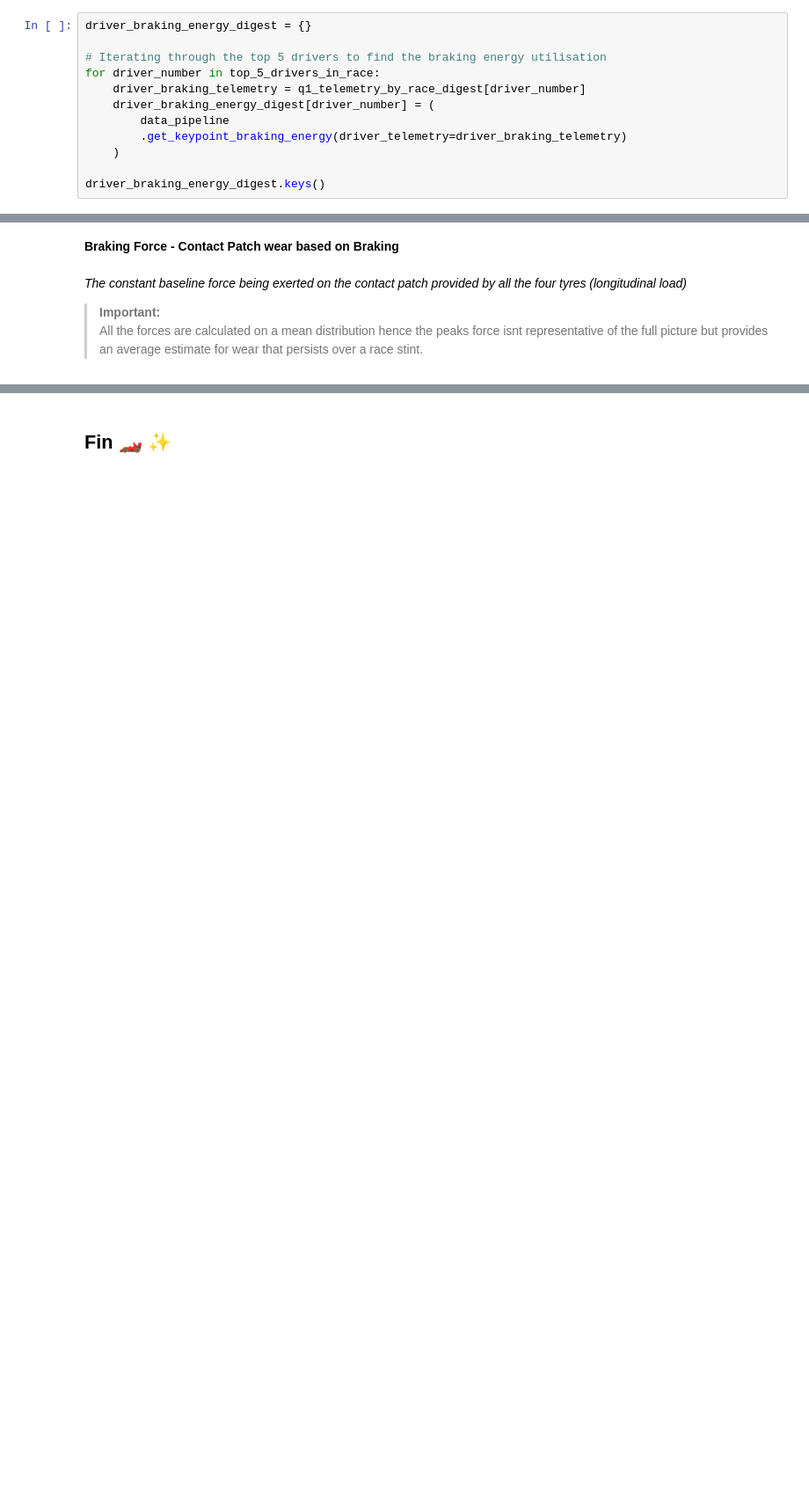
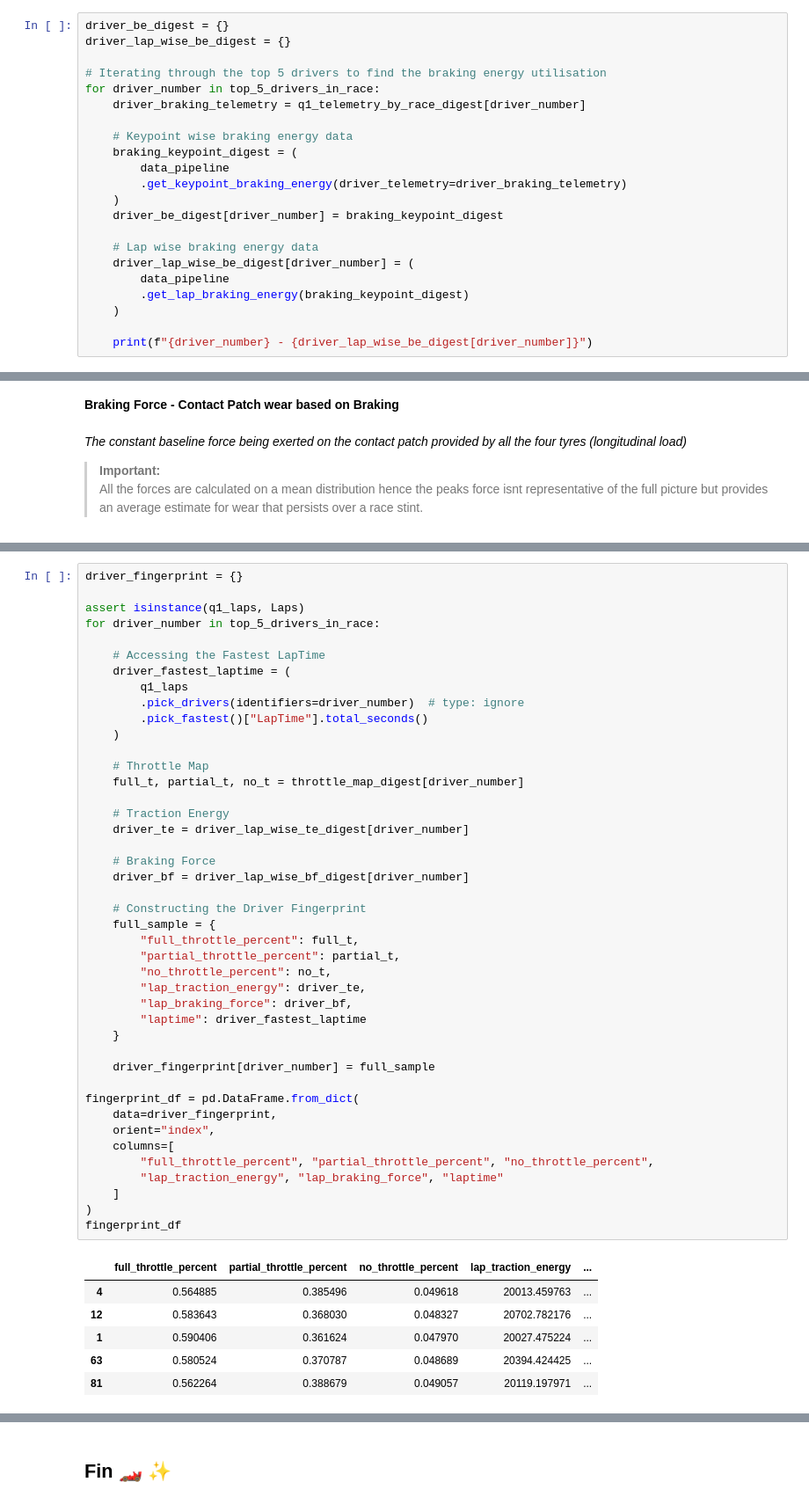
Before and after one commit to anilhimam17/Racing-all-Along, a Jupyter notebook: F1/notebooks/race_debriefs_2025/brazil_2025.ipynb, the cells around one changed output, grey strips where cells are left out. Shown at 88% size. Drawn from its saved outputs; the diff is of its cells as text; blank space fills up the shorter version.

```diff
--- a/F1/notebooks/race_debriefs_2025/brazil_2025.ipynb
+++ b/F1/notebooks/race_debriefs_2025/brazil_2025.ipynb
@@ -430,15 +430,25 @@ Home_top_speed - 33039.262708575865
 **Braking Energy - Longitudinal Stress**<br><br>
 *Deceleration observed in the telemetry of each driver in a straight line*
 # %%
-driver_braking_energy_digest = {}
+driver_be_digest = {}
+driver_lap_wise_be_digest = {}
 
 # Iterating through the top 5 drivers to find the braking energy utilisation
 for driver_number in top_5_drivers_in_race:
     driver_braking_telemetry = q1_telemetry_by_race_digest[driver_number]
-    driver_braking_energy_digest[driver_number] = (
+
+    # Keypoint wise braking energy data
+    braking_keypoint_digest = (
         data_pipeline
         .get_keypoint_braking_energy(driver_telemetry=driver_braking_telemetry)
     )
+    driver_be_digest[driver_number] = braking_keypoint_digest
 
-driver_braking_energy_digest.keys()
+    # Lap wise braking energy data
+    driver_lap_wise_be_digest[driver_number] = (
+        data_pipeline
+        .get_lap_braking_energy(braking_keypoint_digest)
+    )
+
+    print(f"{driver_number} - {driver_lap_wise_be_digest[driver_number]}")
 # %% [output]
@@ -483,0 +541,50 @@ driver_braking_force_digest["81"]
+# %%
+driver_fingerprint = {}
+
+assert isinstance(q1_laps, Laps)
+for driver_number in top_5_drivers_in_race:
+
+    # Accessing the Fastest LapTime
+    driver_fastest_laptime = (
+        q1_laps
+        .pick_drivers(identifiers=driver_number)  # type: ignore
+        .pick_fastest()["LapTime"].total_seconds()
+    )
+
+    # Throttle Map
+    full_t, partial_t, no_t = throttle_map_digest[driver_number]
+
+    # Traction Energy
+    driver_te = driver_lap_wise_te_digest[driver_number]
+
+    # Braking Force
+    driver_bf = driver_lap_wise_bf_digest[driver_number]
+
+    # Constructing the Driver Fingerprint
+    full_sample = {
+        "full_throttle_percent": full_t,
+        "partial_throttle_percent": partial_t,
+        "no_throttle_percent": no_t,
+        "lap_traction_energy": driver_te,
+        "lap_braking_force": driver_bf,
+        "laptime": driver_fastest_laptime
+    }
+
+    driver_fingerprint[driver_number] = full_sample
+
+fingerprint_df = pd.DataFrame.from_dict(
+    data=driver_fingerprint,
+    orient="index",
+    columns=[
+        "full_throttle_percent", "partial_throttle_percent", "no_throttle_percent",
+        "lap_traction_energy", "lap_braking_force", "laptime"
+    ]
+)
+fingerprint_df
+# %% [output]
+|  | full_throttle_percent | partial_throttle_percent | no_throttle_percent | lap_traction_energy | ... |
+| 4 | 0.564885 | 0.385496 | 0.049618 | 20013.459763 | ... |
+| 12 | 0.583643 | 0.368030 | 0.048327 | 20702.782176 | ... |
+| 1 | 0.590406 | 0.361624 | 0.047970 | 20027.475224 | ... |
+| 63 | 0.580524 | 0.370787 | 0.048689 | 20394.424425 | ... |
+| 81 | 0.562264 | 0.388679 | 0.049057 | 20119.197971 | ... |
```
Also changed, not shown: parts of 11 cells of this notebook.
